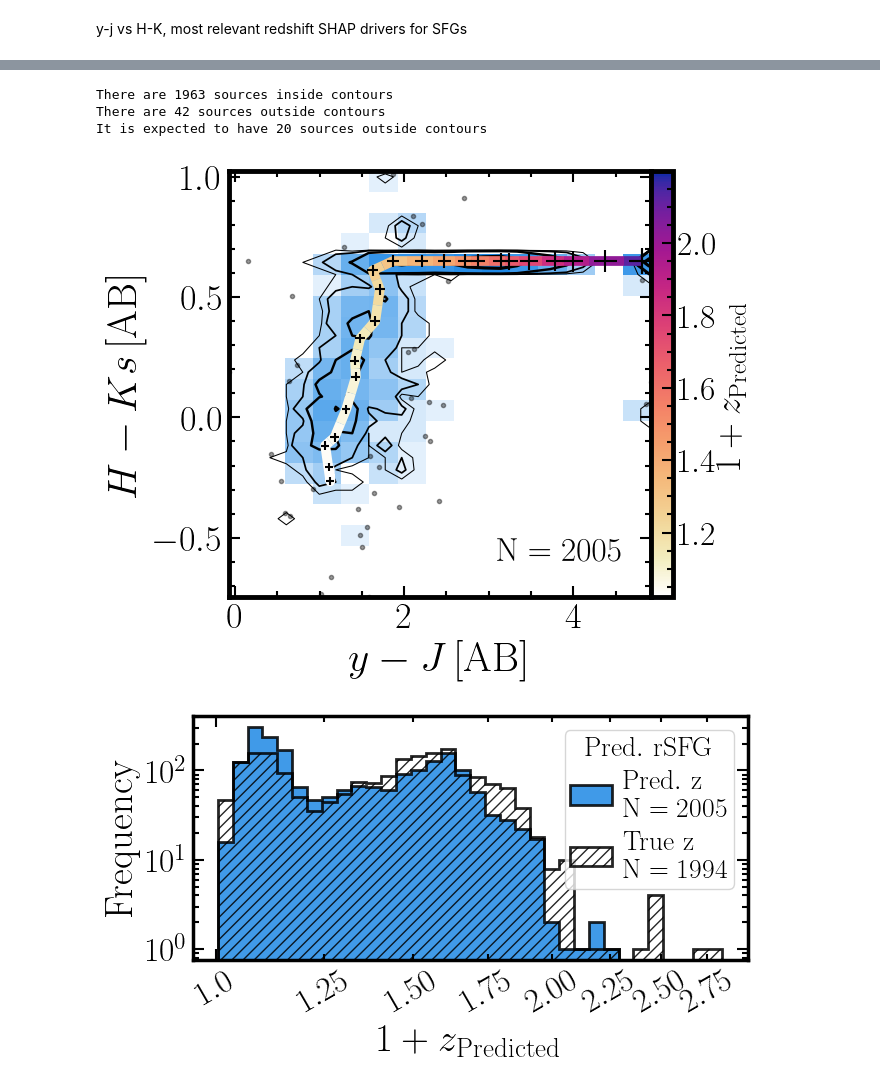
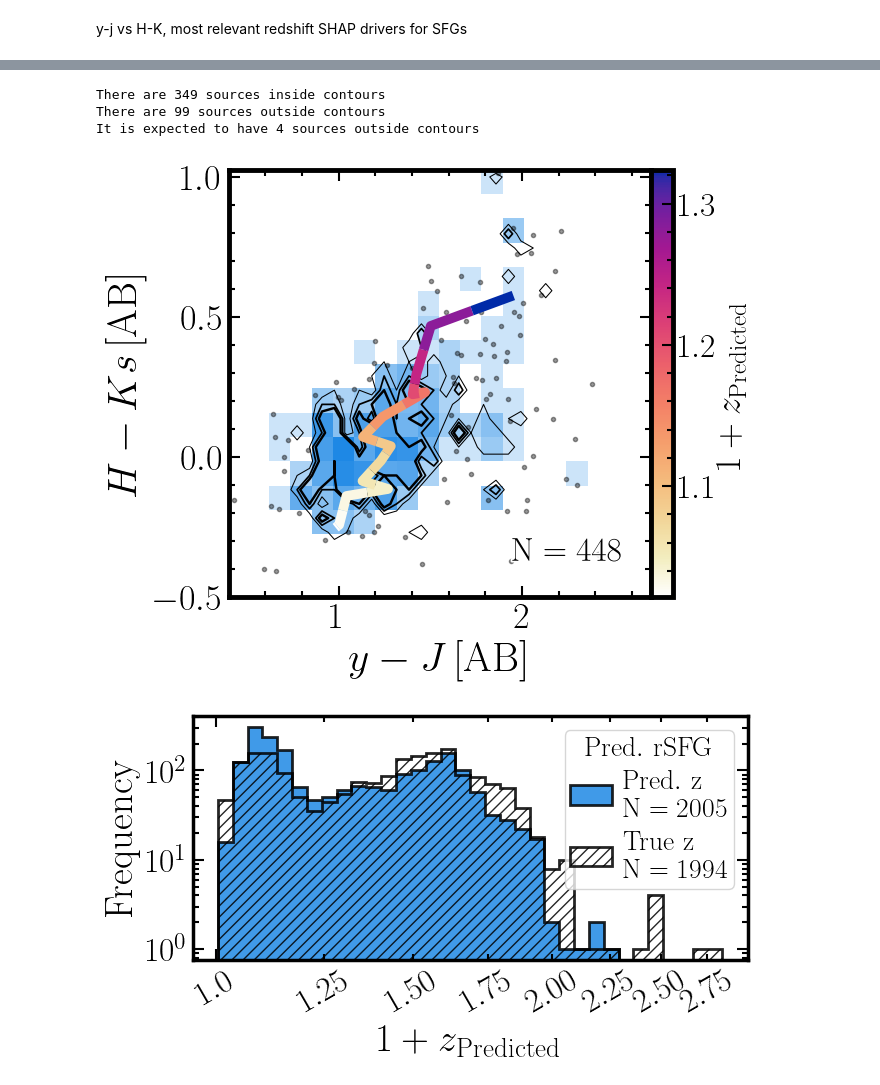
Before and after one commit to racarvajal/Pipeline_ML_6arcsec, a Jupyter notebook: Describe_preds_SFG.ipynb, the cells around one changed output, grey strips where cells are left out. Cells and saved outputs as stored; diff of their text form; code cells hidden in the pictures.

```diff
--- a/Describe_preds_SFG.ipynb
+++ b/Describe_preds_SFG.ipynb
@@ -205 +228,12 @@ y-j vs H-K, most relevant redshift SHAP drivers for SFGs
+# %%
+if not use_imputed:
+    for mag in mags_to_impute:
+        faint_filter = np.array(data_catalog_HETDEX_df.loc[:, mag] >= mag_cols_lim_5sigma[mag])
+        data_catalog_HETDEX_df.loc[faint_filter, mag] = np.nan
+# %%
+if not use_imputed:
+    from itertools import combinations
+    for mags_pair in combinations(mags_to_impute, 2):
+        colour_name             = mag_names_short[mags_pair[0]] + '_' + mag_names_short[mags_pair[1]]
+        data_catalog_HETDEX_df[colour_name] = data_catalog_HETDEX_df[mags_pair[0]] - data_catalog_HETDEX_df[mags_pair[1]]
 # %%
@@ -432,8 +466,8 @@ max_Y_plot  = np.nanmax(sigma_clip(dens_plot_data_y, sigma=10, masked=False))
 # max_X  = np.nanmax(1 + 1.99)  # Ad-hoc limit
 # max_Y  = np.nanmax(1 + 1.99)  # Ad-hoc limit
 n_bins = [20, 20]
-bins_X_cont = np.linspace(min_X, max_X, int(np.floor(n_bins[0] * 1.7)))
-bins_Y_cont = np.linspace(min_Y, max_Y, int(np.floor(n_bins[1] * 1.7)))
+bins_X_cont = np.linspace(min_X, max_X, int(np.floor(n_bins[0] * 1.0)))
+bins_Y_cont = np.linspace(min_Y, max_Y, int(np.floor(n_bins[1] * 1.0)))
 bins_X_hist = np.linspace(min_X, max_X, n_bins[0])
 bins_Y_hist = np.linspace(min_Y, max_Y, n_bins[1])
 bins_arr_cont = [bins_X_cont, bins_Y_cont]
@@ -519,11 +553,12 @@ ax1.annotate(num_str, xy=(0.07, 0.07), xycoords='axes fraction',
 norm_z  = mcolors.Normalize()
 # lines = colored_line(med_x, med_y, med_z, ax1, linewidth=5, cmap='cet_glasbey_hv', zorder=3)
 med_x, med_y, med_z = create_median_values(dens_plot_data_x, dens_plot_data_y,
-                                           dens_plot_data_z, nbins=25, scale='inverselog')
+                                           dens_plot_data_z, nbins=10, scale='linear')
 lines = colored_line(med_x, med_y, med_z,
                      ax1, linewidth=7, cmap='cet_CET_L17', zorder=3, norm=norm_z)
 # ax1.plot(med_x, med_y, marker='+', ls='None', color='k', ms=10, zorder=4)
-ax1.scatter(med_x, med_y, marker='+', ls='None', color='k', s=(np.array(med_z)**2 * 100)**1.5, zorder=4)
+if use_imputed:
+    ax1.scatter(med_x, med_y, marker='+', ls='None', color='k', s=(np.array(med_z)**2 * 100)**1.5, zorder=4)
 
 # ax1.set_xlim(lims_x)
 # ax1.set_ylim(lims_y)
@@ -551,7 +586,7 @@ cbar_z.ax.tick_params(labelsize=24)
 cbar_z.ax.tick_params(which='major', length=8, width=1.5, direction='in', color='k')
 cbar_z.ax.tick_params(which='minor', length=4, width=1.5, direction='in', color='k')
 cbar_z.outline.set_linewidth(3.5)
-cbar_z.ax.set_ylabel(cbar_z_str, size=26, labelpad=-0.5)
+cbar_z.ax.set_ylabel(cbar_z_str, size=26, labelpad=1.5)
 
 ax1.minorticks_on()
 ax1.tick_params(which='both', top=True, right=True, direction='in')
@@ -565,7 +600,7 @@ plt.setp(ax1.spines.values(), linewidth=3.5)
 plt.setp(ax1.spines.values(), linewidth=3.5)
 
 if save_plots:
-    plt.savefig(gv.plots_path + f'prob_radio_SFG_evol_W1_W3_W3_W4_rSFG_{used_sample}_HETDEX.pdf',
+    plt.savefig(gv.plots_path + f'prob_radio_SFG_evol_W1_W3_W3_W4_rSFG_{used_sample}_{imputed_str}_HETDEX.pdf',
                 bbox_inches='tight')
 plt.show()
 # %% [output]
@@ -695,14 +730,21 @@ ax1.annotate(num_str, xy=(0.93, 0.07), xycoords='axes fraction',
 
 norm_z  = mcolors.Normalize()
 # lines = colored_line(med_x, med_y, med_z, ax1, linewidth=5, cmap='cet_glasbey_hv', zorder=3)
-med_x, med_y, med_z = create_median_values(dens_plot_data_x,
+if not use_imputed:
+    med_x, med_y, med_z = create_median_values(dens_plot_data_x,
+                                               dens_plot_data_y,
+                                               dens_plot_data_z,
+                                               nbins=15, scale='inverselog')
+if use_imputed:
+    med_x, med_y, med_z = create_median_values(dens_plot_data_x,
                                            dens_plot_data_y,
                                            dens_plot_data_z,
                                            nbins=25, scale='inverselog')
 lines = colored_line(med_x, med_y, med_z,
                      ax1, linewidth=7, cmap='cet_CET_L17', zorder=3, norm=norm_z)
 # ax1.plot(med_x, med_y, marker='+', ls='None', color='k', ms=10, zorder=4)
-ax1.scatter(med_x, med_y, marker='+', ls='None', color='k', s=(np.array(med_z)**2 * 10)**1.5, zorder=4)
+if use_imputed:
+    ax1.scatter(med_x, med_y, marker='+', ls='None', color='k', s=(np.array(med_z)**2 * 10)**1.5, zorder=4)
 
 # ax1.set_xlim(lims_x)
 # ax1.set_ylim(lims_y)
@@ -711,6 +753,10 @@ ax1.scatter(med_x, med_y, marker='+', ls='None', color='k', s=(np.array(med_z)**
 # ax1.set_ylim(bottom=-0.6, top=1.1)
 ax1.set_xlim(left=min_X_plot, right=max_X_plot)
 ax1.set_ylim(bottom=min_Y_plot, top=max_Y_plot)
+
+if not use_imputed:
+    ax1.set_xlim(left=0.4, right=max_X_plot)
+    ax1.set_ylim(bottom=-0.5, top=max_Y_plot)
 
 # cbar_str = r'$\mathrm{Sources ~ per ~ bin}$'
 # cbar = fig.colorbar(dens_CW[1], ax=ax1, pad=0.0, format=ScalarFormatter())
@@ -718,38 +764,38 @@ ax1.set_ylim(bottom=min_Y_plot, top=max_Y_plot)
 # cbar.ax.tick_params(labelsize=24)
 # cbar.ax.tick_params(which='major', length=8, width=1.5, direction='in', color='k')
 # cbar.ax.tick_params(which='minor', length=4, width=1.5, direction='in', color='k')
 # cbar.outline.set_linewidth(3.5)
 # cbar.ax.set_ylabel(cbar_str, size=26, labelpad=-1)
 
 cbar_z_str = r'$1 + z_{\mathrm{Predicted}}$'
 cbar_z = fig.colorbar(lines, ax=ax1, pad=0.0, format=ScalarFormatter())
 cbar_z.ax.minorticks_on()
 cbar_z.ax.tick_params(labelsize=24)
 cbar_z.ax.tick_params(which='major', length=8, width=1.5, direction='in', color='k')
 cbar_z.ax.tick_params(which='minor', length=4, width=1.5, direction='in', color='k')
 cbar_z.outline.set_linewidth(3.5)
 cbar_z.ax.set_ylabel(cbar_z_str, size=26, labelpad=-1)
 
 ax1.minorticks_on()
 ax1.tick_params(which='both', top=True, right=True, direction='in')
 ax1.tick_params(axis='both', which='major', labelsize=26)
 # ax1.tick_params(axis='both', which='minor', labelsize=26)
 ax1.tick_params(which='major', length=8, width=1.5)
 ax1.tick_params(which='minor', length=4, width=1.5)
 ax1.set_xlabel(xlabel, size=30)
 ax1.set_ylabel(ylabel, size=30)
 plt.setp(ax1.spines.values(), linewidth=3.5)
 plt.setp(ax1.spines.values(), linewidth=3.5)
 
 if save_plots:
-    plt.savefig(gv.plots_path + f'z_evol_H_Ks_y_J_rSFG_{used_sample}_HETDEX.pdf',
+    plt.savefig(gv.plots_path + f'z_evol_H_Ks_y_J_rSFG_{used_sample}_{imputed_str}_HETDEX.pdf',
                 bbox_inches='tight')
 plt.show()
 # %% [output]
-There are 1963 sources inside contours
-There are 42 sources outside contours
-It is expected to have 20 sources outside contours
+There are 349 sources inside contours
+There are 99 sources outside contours
+It is expected to have 4 sources outside contours
-[figure, old version]
+[figure, new version]
 # %%
 fig = plt.figure(figsize=(6.5, 3.5), layout='constrained')
 ax1 = fig.add_subplot(111, xscale='log', yscale='log')
```
Also changed, not shown: parts of 7 cells of this notebook.
